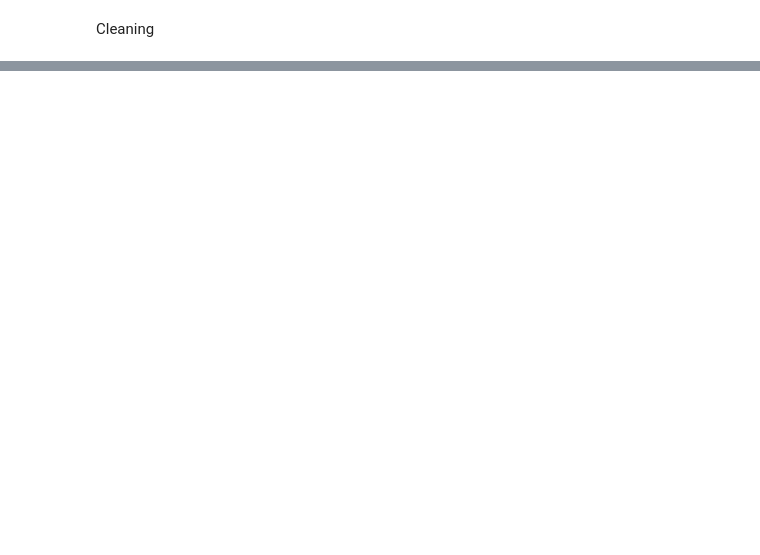
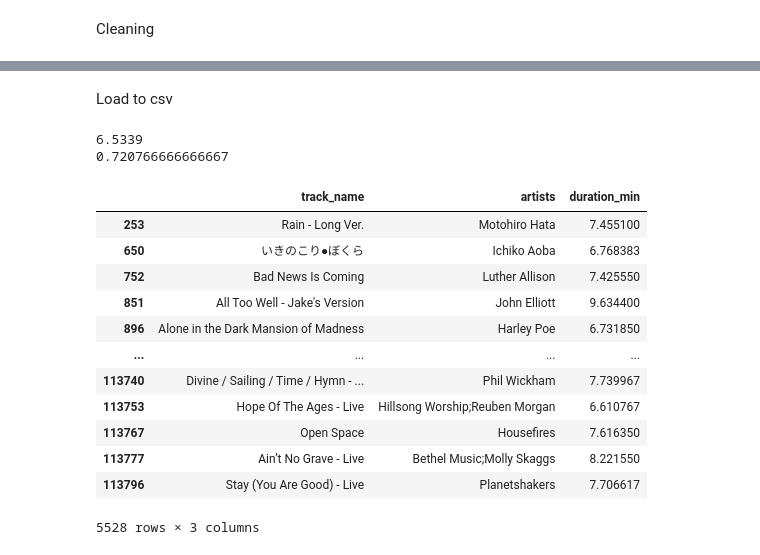
Before and after one commit to Luisgar0821/workshop2_spotify, a Jupyter notebook: notebook/EDA01_CSV.ipynb, the cells around one changed output, grey strips where cells are left out. Cells and saved outputs as stored; diff of their text form; code cells hidden in the pictures; blank space fills up the shorter version.

```diff
--- a/notebook/EDA01_CSV.ipynb
+++ b/notebook/EDA01_CSV.ipynb
@@ -55,0 +75,2 @@ summary, dtypes, head
+# %% [markdown]
+Load to csv
@@ -55,0 +79,3 @@ summary, dtypes, head
+# %%
+df.columns = df.columns.str.strip().str.lower().str.replace(" ", "_")
+pg.insertar_datos_spotify_data(conn, df)
@@ -55,0 +99,52 @@ summary, dtypes, head
+# %%
+import matplotlib.pyplot as plt
+import seaborn as sns
+
+# Asegurarse que la duración está en minutos
+df['duration_min'] = df['duration_ms'] / 60000
+
+# Elegimos dos atributos para analizar
+atributos = ['duration_min', 'tempo']
+
+# Crear los boxplots
+for col in atributos:
+    plt.figure(figsize=(6, 4))
+    sns.boxplot(x=df[col], color='lightblue')
+    plt.title(f'Boxplot de {col}')
+    plt.xlabel(col)
+    plt.tight_layout()
+    plt.show()
+# %%
+# Calcular el rango intercuartílico para duration_min
+Q1 = df['duration_min'].quantile(0.25)
+Q3 = df['duration_min'].quantile(0.75)
+IQR = Q3 - Q1
+
+# Definir límites para detectar outliers
+limite_inferior = Q1 - 1.5 * IQR
+limite_superior = Q3 + 1.5 * IQR
+
+# Filtrar canciones que están fuera del rango aceptable
+canciones_outliers = df[
+    (df['duration_min'] < limite_inferior) |
+    (df['duration_min'] > limite_superior)
+]
+print(limite_superior)
+print(limite_inferior)
+canciones_outliers[['track_name', 'artists', 'duration_min']]
+# %% [output]
+6.5339
+0.720766666666667
+|  | track_name | artists | duration_min |
+| 253 | Rain - Long Ver. | Motohiro Hata | 7.455100 |
+| 650 | いきのこり●ぼくら | Ichiko Aoba | 6.768383 |
+| 752 | Bad News Is Coming | Luther Allison | 7.425550 |
+| 851 | All Too Well - Jake's Version | John Elliott | 9.634400 |
+| 896 | Alone in the Dark Mansion of Madness | Harley Poe | 6.731850 |
+| ... | ... | ... | ... |
+| 113740 | Divine / Sailing / Time / Hymn - ... | Phil Wickham | 7.739967 |
+| 113753 | Hope Of The Ages - Live | Hillsong Worship;Reuben Morgan | 6.610767 |
+| 113767 | Open Space | Housefires | 7.616350 |
+| 113777 | Ain’t No Grave - Live | Bethel Music;Molly Skaggs | 8.221550 |
+| 113796 | Stay (You Are Good) - Live | Planetshakers | 7.706617 |
+5528 rows × 3 columns
```
Also changed, not shown: parts of 12 cells of this notebook, 5 other files.
